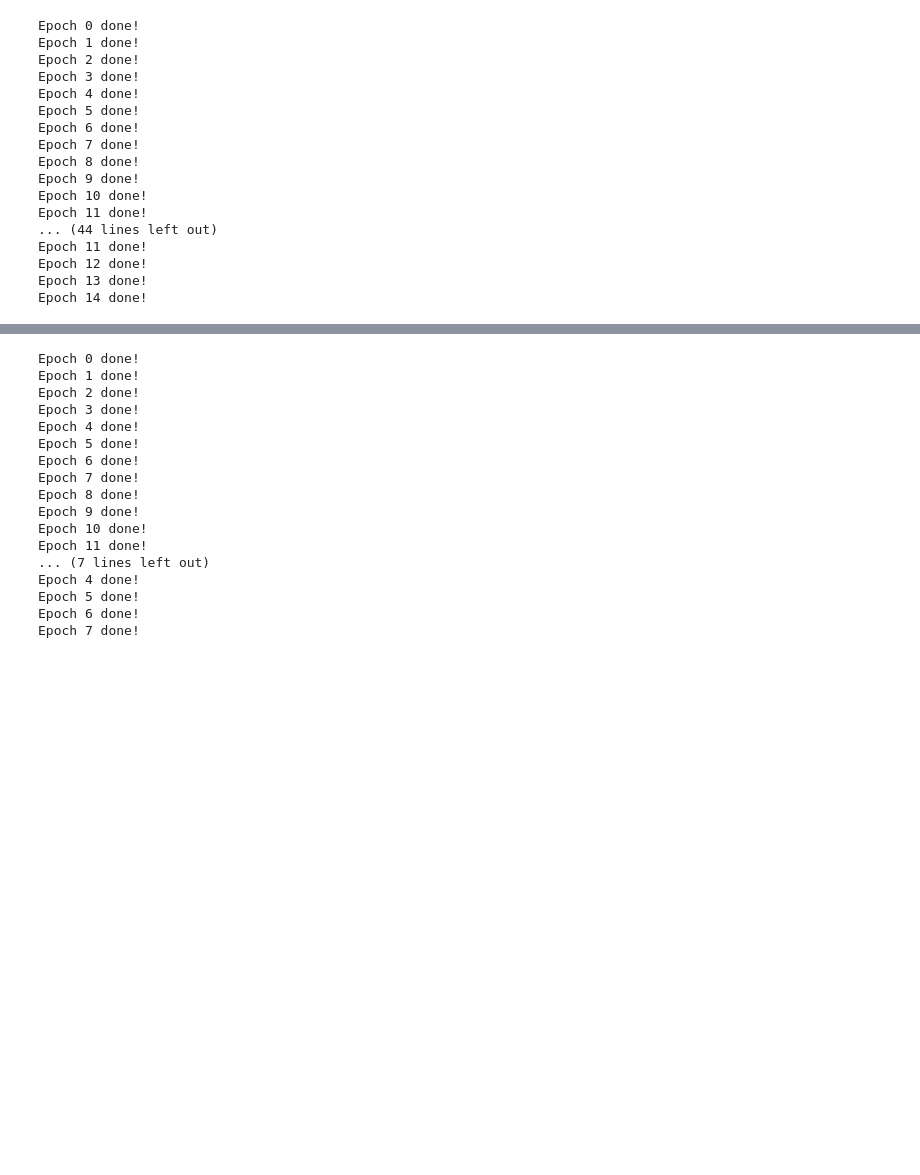
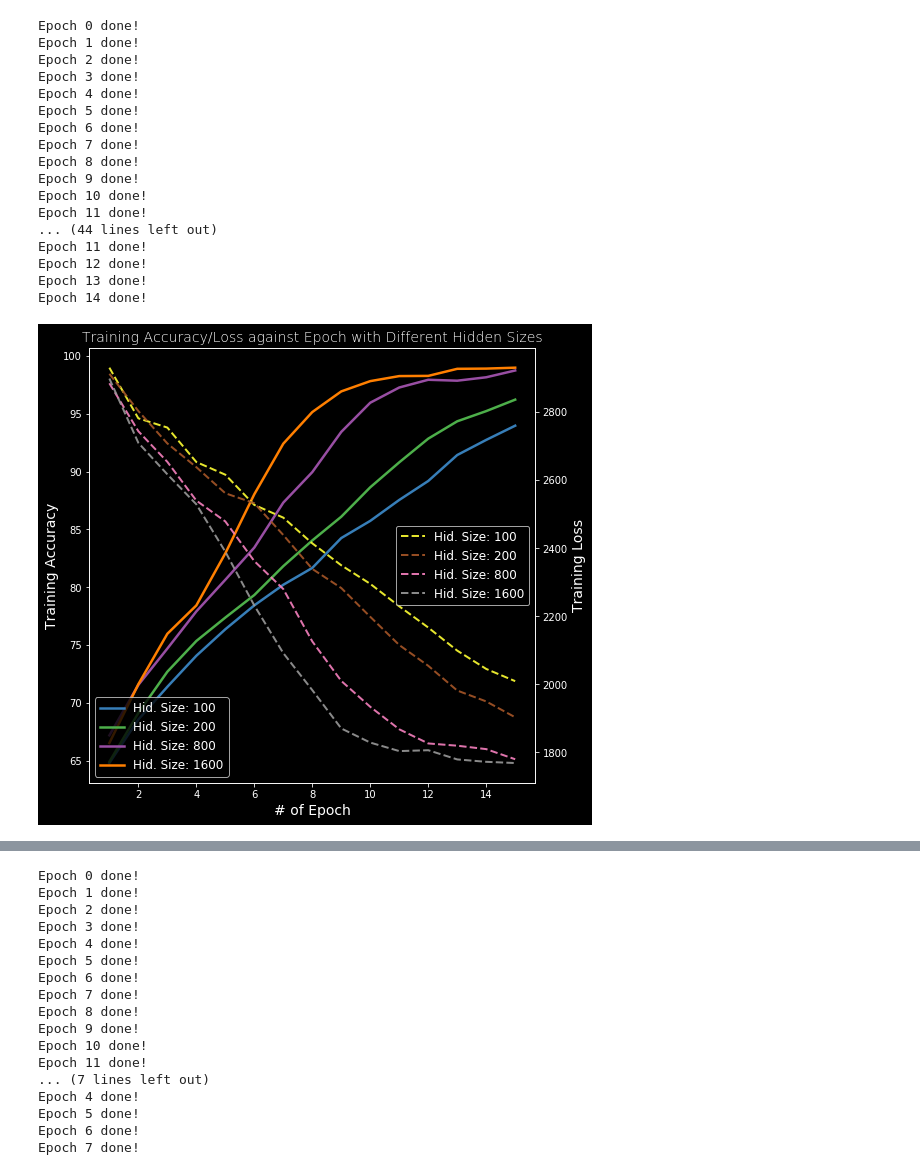
Before and after one commit to GoFroggyRun/DS-GA-1011-NLP, a Jupyter notebook: HW2/NLP HW2.ipynb, the cells around one changed output, grey strips where cells are left out. Drawn from its saved outputs; the diff is of its cells as text; code cells hidden in the pictures; blank space fills up the shorter version.

Commit message:
anno and plots

```diff
--- a/HW2/NLP HW2.ipynb
+++ b/HW2/NLP HW2.ipynb
@@ -319,3 +353,37 @@ pickle.dump( val_acc_hidden_size, open( "val_acc_GRU_hdn.p", "wb" ) )
 pickle.dump( train_loss_hidden_size, open( "train_loss_GRU_hdn.p", "wb" ) )
 pickle.dump( val_loss_hidden_size, open( "val_loss_GRU_hdn.p", "wb" ) )
 pickle.dump( num_pars, open( "num_pars_GRU_hdn.p", "wb" ) )
+# %%
+import pickle
+train_acc_hidden_size = pickle.load( open( "train_acc_GRU_hdn.p", "rb" ) )
+val_acc_hidden_size = pickle.load( open( "val_acc_GRU_hdn.p", "rb" ) )
+train_loss_hidden_size = pickle.load( open( "train_loss_GRU_hdn.p", "rb" ) )
+val_loss_hidden_size = pickle.load( open( "val_loss_GRU_hdn.p", "rb" ) )
+num_pars = pickle.load( open( "num_pars_GRU_hdn.p", "rb" ) )
+# %%
+# plotting training accuracy and loss together
+import matplotlib.pyplot as plt
+import pandas as pd
+plt.style.use('dark_background')
+epoches = range(1,16)
+dt_acc = pd.DataFrame(train_acc_hidden_size)
+dt_los = pd.DataFrame(train_loss_hidden_size)
+fig, ax1 = plt.subplots(figsize=(8,8))
+col_set = plt.get_cmap('Set1')
+ax1.set_xlabel('# of Epoch', fontsize=14)
+ax1.set_ylabel('Training Accuracy', fontsize=14)
+num = 0
+for col in dt_acc:
+    num += 1
+    ax1.plot(epoches, dt_acc[col], color=col_set(num), linewidth = 2.5, alpha = 1, label = 'Hid. Size: ' + str(col))
+ax1.legend(loc=3, ncol=1,fontsize =12)
+ax2 = ax1.twinx()
+ax2.set_ylabel('Training Loss', fontsize=14)
+for col in dt_los:
+    num += 1
+    ax2.plot(epoches, dt_los[col], 'k--', color=col_set(num),linewidth = 2, alpha = 0.9, label = 'Hid. Size: ' + str(col))
+ax2.legend(loc=7, ncol=1,fontsize =12)
+plt.title("Training Accuracy/Loss against Epoch with Different Hidden Sizes", fontsize=14, fontweight=0, color='white')
+plt.show()
+# %% [output]
+[figure, added]
```
Also changed, not shown: parts of 72 cells of this notebook.
